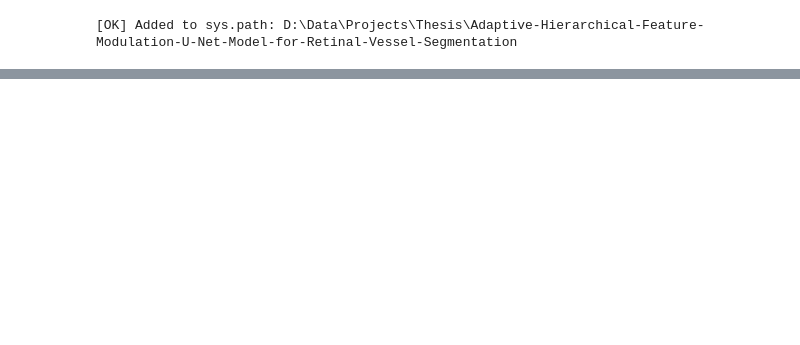
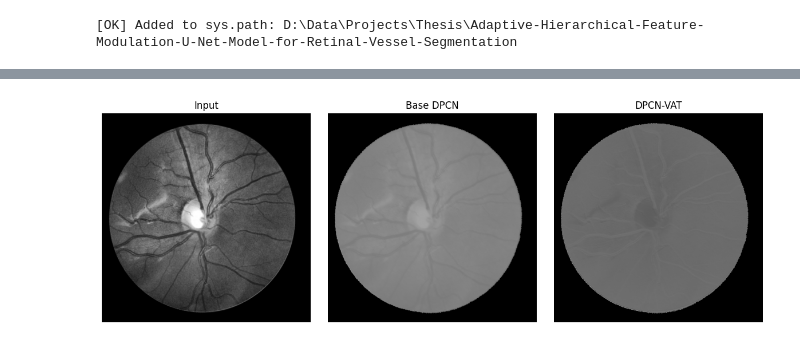
Before and after one commit to matchi-1/Adaptive-Hierarchical-Feature-Modulation-U-Net-Model-for-Retinal-Vessel-Segmentation, a Jupyter notebook: notebooks/dpcn_visualization.ipynb, the cells around one changed output, grey strips where cells are left out. Drawn from its saved outputs; the diff is of its cells as text; code cells hidden in the pictures; blank space fills up the shorter version.

Commit message:
dpcn from scratch:  scaffold code

```diff
--- a/notebooks/dpcn_visualization.ipynb
+++ b/notebooks/dpcn_visualization.ipynb
@@ -122,0 +121,94 @@ Mean abs change: 0.341578 | Max abs change: 0.725466
+# %%
+%unload_ext autoreload
+%reload_ext autoreload
+%config DeduperReload.active = False   # turn off the deduper wrapper
+%autoreload 2
+
+
+import matplotlib.pyplot as plt
+import numpy as np
+import torch
+import torch.nn as nn
+
+from src.models.dpcn import DPCN
+from src.models.dpcn_vat import DPCN_VAT
+
+# --- 0) (optional) ensure you see the latest edits ---
+# %reload_ext autoreload
+# %autoreload 2
+
+# --- 1) Grab a small batch ---
+batch = next(iter(train_loader))
+x_in = batch["image"]        # [B,1,H,W]
+fov  = batch["fov"]          # [B,1,H,W]
+print("In shape:", x_in.shape, "FOV shape:", fov.shape)
+
+# --- 2) Build the two models ---
+
+# Base DPCN (no vessel confidence branch)
+dpcn_base = DPCN(
+    in_ch=1,
+    channels=None,
+    iters=3,
+    beta=0.5,
+    aE=0.5,
+    V_E=1.0,
+    use_deformable=True,
+    project_out=False,
+    clamp_each_iter=True,   # clamp by FOV each iteration
+)
+
+# VAT (your improved version with V_conf)
+dpcn_vat = DPCN_VAT(
+    in_ch=1,
+    channels=None,
+    iters=3,
+    beta=0.5,
+    aE=0.5,
+    V_E=1.0,
+    use_deformable=True,
+    project_out=False,
+    vconf_in="x",          # confidence from raw x
+    clamp_each_iter=True,  # clamp by FOV each iteration
+)
+
+# --- 3) Forward passes (no grad) ---
+with torch.no_grad():
+    y_base = dpcn_base(x_in, fov=fov)
+    y_vat  = dpcn_vat(x_in, fov=fov)
+
+print("Out shapes:", y_base.shape, y_vat.shape)
+
+# --- 4) Visualize direct outputs only (no heatmaps) ---
+i = 0
+img_in   = x_in[i,0].cpu().numpy()
+img_base = y_base[i,0].cpu().numpy()
+img_vat  = y_vat[i,0].cpu().numpy()
+
+fig, axs = plt.subplots(1, 3, figsize=(12, 4))
+
+axs[0].imshow(img_in, cmap="gray", vmin=0, vmax=1)
+axs[0].set_title("Input"); axs[0].axis("off")
+
+axs[1].imshow(img_base, cmap="gray", vmin=0, vmax=1)
+axs[1].set_title("Base DPCN"); axs[1].axis("off")
+
+axs[2].imshow(img_vat, cmap="gray", vmin=0, vmax=1)
+axs[2].set_title("DPCN-VAT"); axs[2].axis("off")
+
+plt.tight_layout(); plt.show()
+
+# --- 5) Quick numeric summaries (optional) ---
+diff_base = img_base - img_in
+diff_vat  = img_vat  - img_in
+diff_vvb  = img_vat  - img_base
+
+def stats(name, D):
+    mae = float(np.abs(D).mean())
+    mx  = float(np.abs(D).max())
+    print(f"{name:12s} | mean|Δ|={mae:.6f}  max|Δ|={mx:.6f}")
+
+stats("Base−Input", diff_base)
+stats("VAT−Input",  diff_vat)
+stats("VAT−Base",   diff_vvb)
+# %% [output]
@@ -122,0 +218 @@ Mean abs change: 0.341578 | Max abs change: 0.725466
+[figure, added]
```
Also changed, not shown: parts of 5 cells of this notebook, 2 other files.
